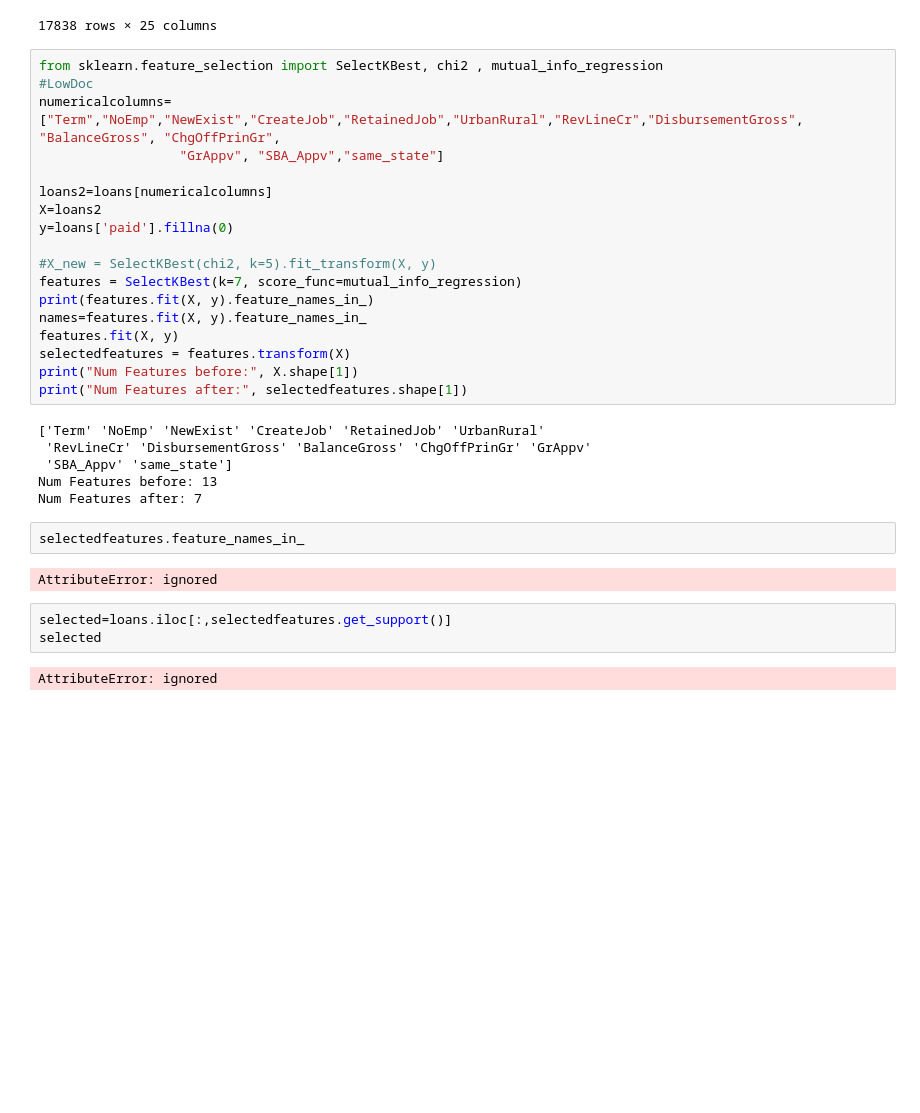
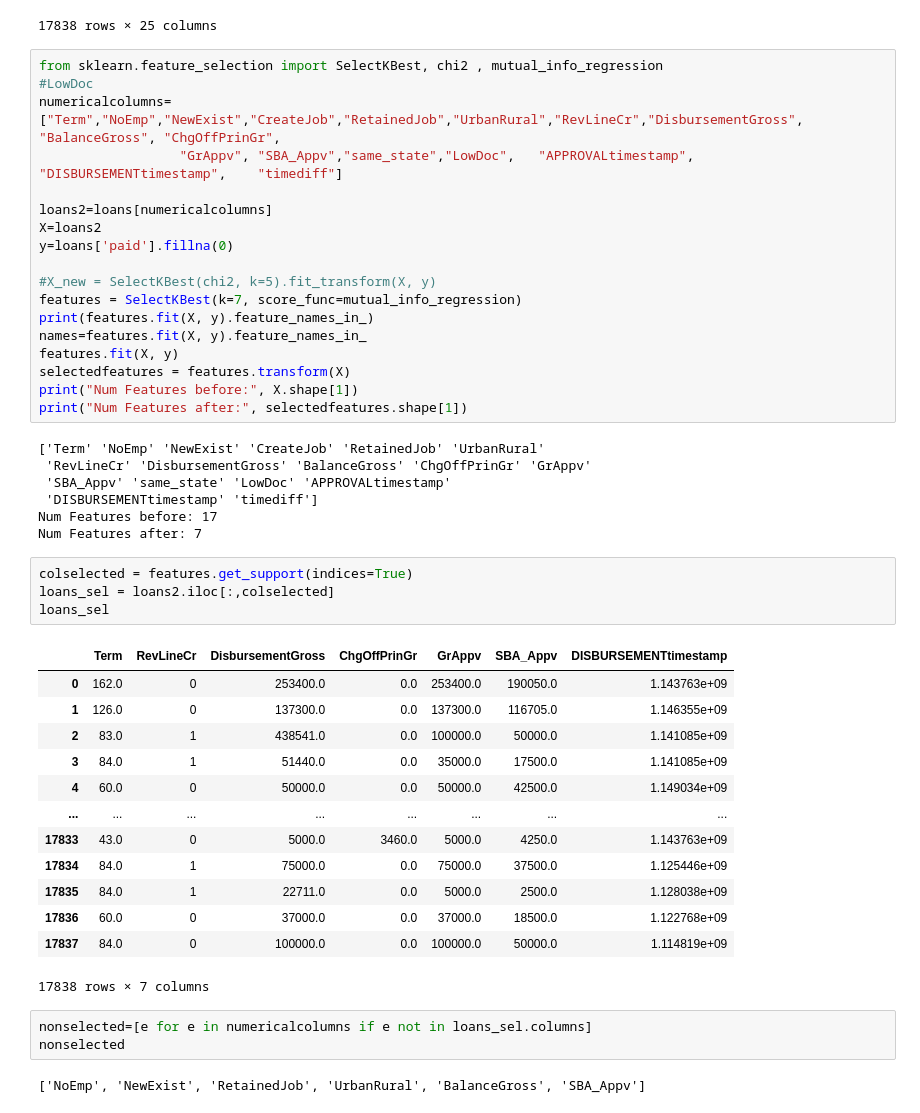
Before and after one commit to ArnoldoOliva/AprendizajeAutomatico, a Jupyter notebook: FeatureSelection.ipynb, the cells around one changed output. Saved outputs shown, nothing was run; the diff lists cells and outputs as text; blank space fills up the shorter version.

```diff
--- a/FeatureSelection.ipynb
+++ b/FeatureSelection.ipynb
@@ -30,7 +30,7 @@ loans
 from sklearn.feature_selection import SelectKBest, chi2 , mutual_info_regression
 #LowDoc
 numericalcolumns=["Term","NoEmp","NewExist","CreateJob","RetainedJob","UrbanRural","RevLineCr","DisbursementGross",	"BalanceGross",	"ChgOffPrinGr",
-                  "GrAppv",	"SBA_Appv","same_state"]
+                  "GrAppv",	"SBA_Appv","same_state","LowDoc",	"APPROVALtimestamp",	"DISBURSEMENTtimestamp",	"timediff"]
 
 loans2=loans[numericalcolumns]
 X=loans2
@@ -47,15 +47,30 @@ print("Num Features after:", selectedfeatures.shape[1])
 # %% [output]
 ['Term' 'NoEmp' 'NewExist' 'CreateJob' 'RetainedJob' 'UrbanRural'
  'RevLineCr' 'DisbursementGross' 'BalanceGross' 'ChgOffPrinGr' 'GrAppv'
- 'SBA_Appv' 'same_state']
-Num Features before: 13
+ 'SBA_Appv' 'same_state' 'LowDoc' 'APPROVALtimestamp'
+ 'DISBURSEMENTtimestamp' 'timediff']
+Num Features before: 17
 Num Features after: 7
-# %%
-selectedfeatures.feature_names_in_
-# %% [output]
-AttributeError: ignored
-# %%
-selected=loans.iloc[:,selectedfeatures.get_support()]
-selected
-# %% [output]
-AttributeError: ignored
+# %%
+colselected = features.get_support(indices=True)
+loans_sel = loans2.iloc[:,colselected]
+loans_sel
+# %% [output]
+|  | Term | RevLineCr | DisbursementGross | ChgOffPrinGr | GrAppv | SBA_Appv | DISBURSEMENTtimestamp |
+| 0 | 162.0 | 0 | 253400.0 | 0.0 | 253400.0 | 190050.0 | 1.143763e+09 |
+| 1 | 126.0 | 0 | 137300.0 | 0.0 | 137300.0 | 116705.0 | 1.146355e+09 |
+| 2 | 83.0 | 1 | 438541.0 | 0.0 | 100000.0 | 50000.0 | 1.141085e+09 |
+| 3 | 84.0 | 1 | 51440.0 | 0.0 | 35000.0 | 17500.0 | 1.141085e+09 |
+| 4 | 60.0 | 0 | 50000.0 | 0.0 | 50000.0 | 42500.0 | 1.149034e+09 |
+| ... | ... | ... | ... | ... | ... | ... | ... |
+| 17833 | 43.0 | 0 | 5000.0 | 3460.0 | 5000.0 | 4250.0 | 1.143763e+09 |
+| 17834 | 84.0 | 1 | 75000.0 | 0.0 | 75000.0 | 37500.0 | 1.125446e+09 |
+| 17835 | 84.0 | 1 | 22711.0 | 0.0 | 5000.0 | 2500.0 | 1.128038e+09 |
+| 17836 | 60.0 | 0 | 37000.0 | 0.0 | 37000.0 | 18500.0 | 1.122768e+09 |
+| 17837 | 84.0 | 0 | 100000.0 | 0.0 | 100000.0 | 50000.0 | 1.114819e+09 |
+17838 rows × 7 columns
+# %%
+nonselected=[e for e in numericalcolumns if e not in loans_sel.columns]
+nonselected
+# %% [output]
+['NoEmp', 'NewExist', 'RetainedJob', 'UrbanRural', 'BalanceGross', 'SBA_Appv']
```
Also changed, not shown: parts of 5 cells of this notebook.
